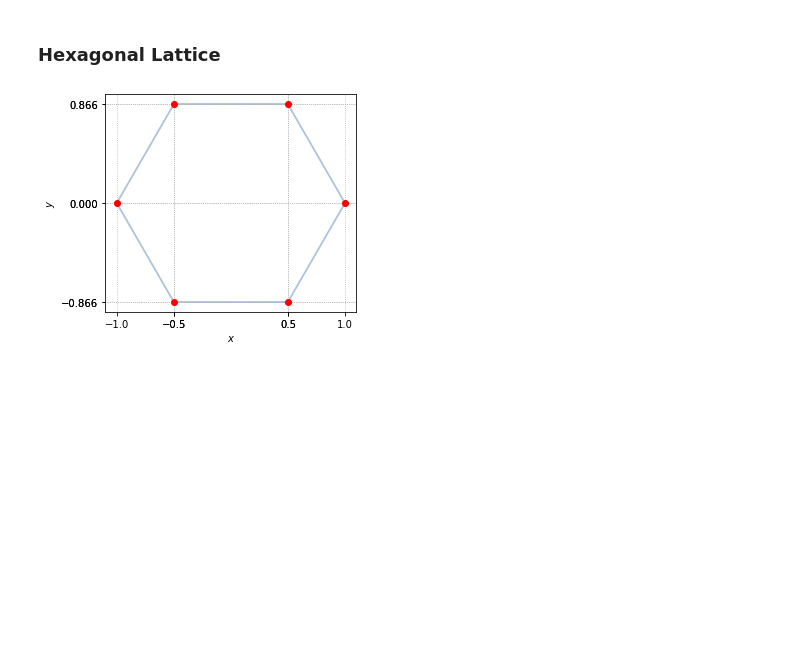
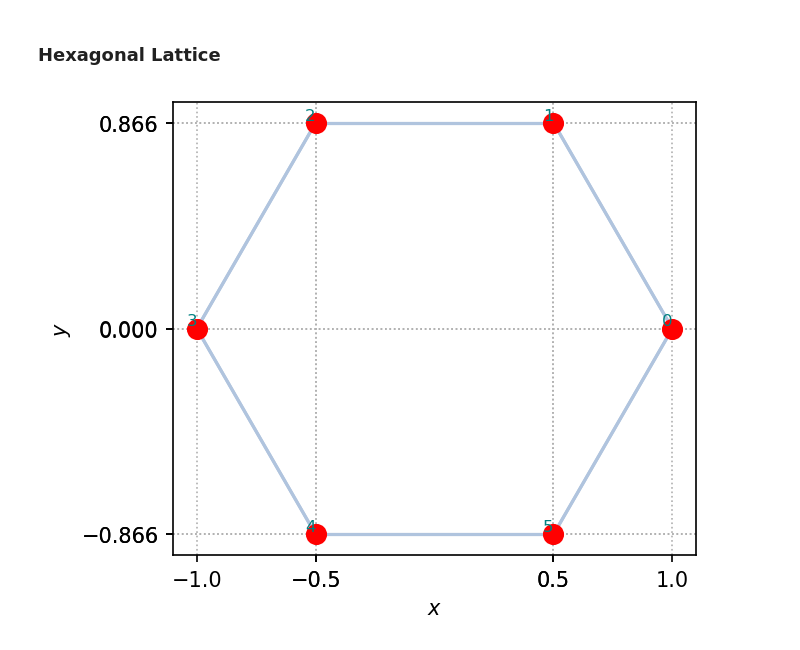
Before and after one commit to isschoch/chiral-p-wave-on-buckyball-geometry, a Jupyter notebook: direct_lattice_square.ipynb, the cells around one changed output. Cells and saved outputs as stored; diff of their text form; code cells hidden in the pictures; blank space fills up the shorter version.

```diff
--- a/direct_lattice_square.ipynb
+++ b/direct_lattice_square.ipynb
@@ -4,6 +4,9 @@ import math
 import scipy.linalg
 import matplotlib.pyplot as plt
 import lattice_class as lat
+
+plt.rcParams["figure.dpi"] = 150
+plt.rcParams["savefig.dpi"] = 150
 # %% [markdown]
 ### Chain Lattice
 # %%
@@ -25,9 +28,9 @@ for i in range(6):
     lattice.add_edge((i, (i + 1) % 6))
 # %%
 L = lattice.get_num_sites()
-lattice.plot()
+lattice.plot(True)
 # %% [output]
-[figure, old version]
+[figure, new version]
 # %%
 # define hamiltonian in number basis
 site_energy = 0.0
```
Also changed, not shown: parts of 4 cells of this notebook, 7 other files.
